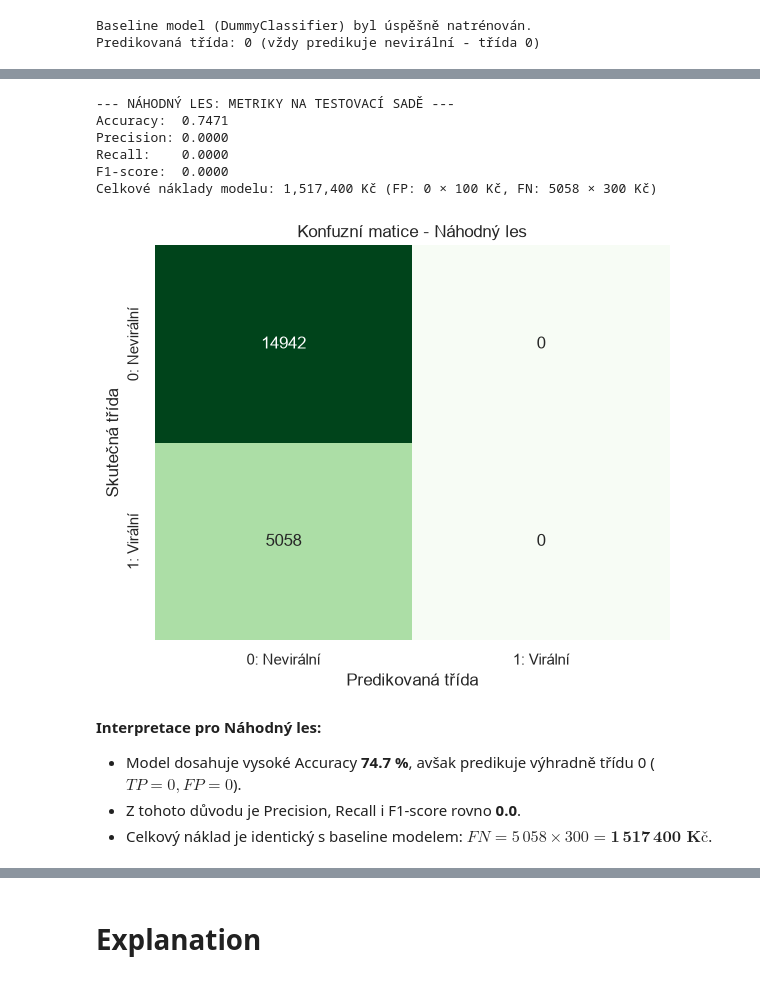
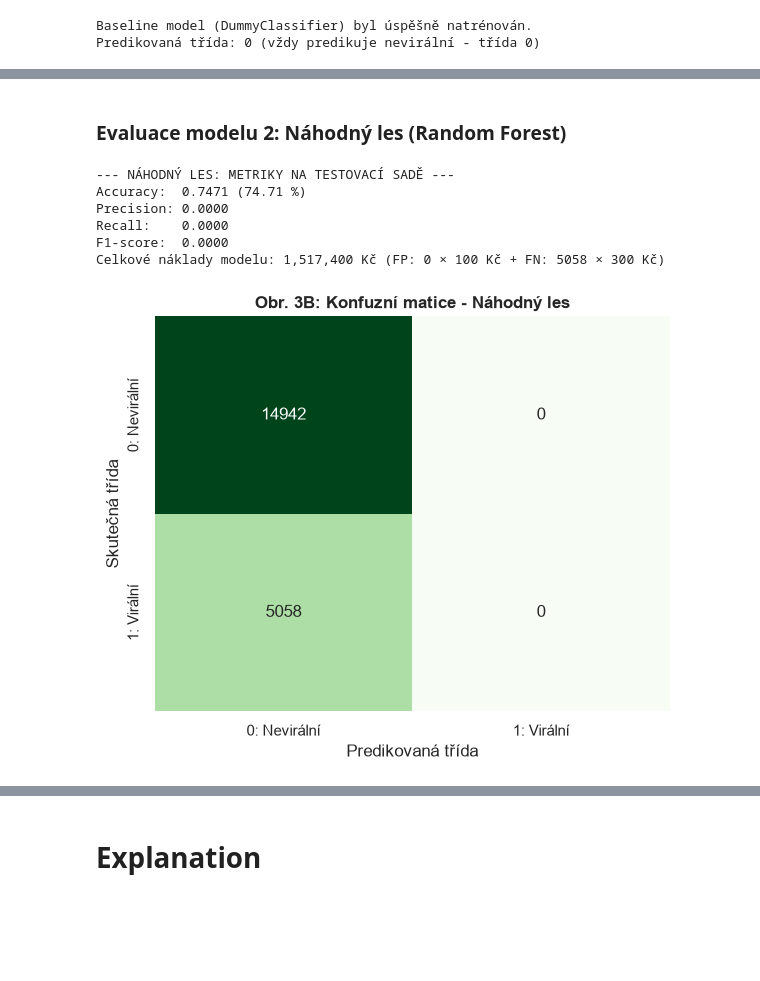
Before and after one commit to wclementi/ZIZ_Seminarka, a Jupyter notebook: template-coursework-classification.ipynb, the cells around one changed output, grey strips where cells are left out. Drawn from its saved outputs; the diff is of its cells as text; code cells hidden in the pictures; blank space fills up the shorter version.

```diff
--- a/template-coursework-classification.ipynb
+++ b/template-coursework-classification.ipynb
@@ -3,14 +6,22 @@
 # %%
-# Import of libraries
+# Import potřebných knihoven pro analýzu, modelování a vizualizaci
 import pandas as pd
 import numpy as np
 import matplotlib.pyplot as plt
 import seaborn as sns
 from IPython.display import display
-from sklearn.model_selection import train_test_split
+
+# Modely a preprocessing ze scikit-learn
+from sklearn.model_selection import train_test_split, GridSearchCV
 from sklearn.preprocessing import StandardScaler
+from sklearn.tree import DecisionTreeClassifier
+from sklearn.ensemble import RandomForestClassifier
+from sklearn.dummy import DummyClassifier
+from sklearn.metrics import accuracy_score, precision_score, recall_score, f1_score, confusion_matrix
 
-# Nastavení stylu a rozměrů grafů
+# Jednotné nastavení stylu grafů pro celý notebook
 plt.rcParams['figure.figsize'] = (10, 5)
 plt.rcParams['font.size'] = 11
+plt.rcParams['axes.titlesize'] = 13
+plt.rcParams['axes.titleweight'] = 'bold'
 sns.set_theme(style="whitegrid")
@@ -512,42 +533,39 @@ Celkové náklady modelu: 1,512,700 Kč (FP: 154 × 100 Kč, FN: 4991 × 300 Kč
+# %% [markdown]
+### Evaluace modelu 2: Náhodný les (Random Forest)
 # %%
 # Evaluace: Náhodný les (Random Forest)
 y_pred_rf = best_rf.predict(X_test)
 
 acc_rf = accuracy_score(y_test, y_pred_rf)
 prec_rf = precision_score(y_test, y_pred_rf, zero_division=0)
 rec_rf = recall_score(y_test, y_pred_rf, zero_division=0)
 f1_rf = f1_score(y_test, y_pred_rf, zero_division=0)
 
 cm_rf = confusion_matrix(y_test, y_pred_rf)
 tn_rf, fp_rf, fn_rf, tp_rf = cm_rf.ravel()
 cost_rf = fp_rf * 100 + fn_rf * 300
 
 print("--- NÁHODNÝ LES: METRIKY NA TESTOVACÍ SADĚ ---")
-print(f"Accuracy:  {acc_rf:.4f}")
+print(f"Accuracy:  {acc_rf:.4f} ({acc_rf*100:.2f} %)")
 print(f"Precision: {prec_rf:.4f}")
 print(f"Recall:    {rec_rf:.4f}")
 print(f"F1-score:  {f1_rf:.4f}")
-print(f"Celkové náklady modelu: {cost_rf:,} Kč (FP: {fp_rf} × 100 Kč, FN: {fn_rf} × 300 Kč)")
+print(f"Celkové náklady modelu: {cost_rf:,} Kč (FP: {fp_rf} × 100 Kč + FN: {fn_rf} × 300 Kč)")
 
 fig, ax = plt.subplots(figsize=(6, 5))
 sns.heatmap(cm_rf, annot=True, fmt='d', cmap='Greens', cbar=False, ax=ax,
             xticklabels=['0: Nevirální', '1: Virální'],
             yticklabels=['0: Nevirální', '1: Virální'])
-ax.set_title('Konfuzní matice - Náhodný les')
+ax.set_title('Obr. 3B: Konfuzní matice - Náhodný les')
 ax.set_xlabel('Predikovaná třída')
 ax.set_ylabel('Skutečná třída')
 plt.tight_layout()
 plt.show()
 # %% [output]
 --- NÁHODNÝ LES: METRIKY NA TESTOVACÍ SADĚ ---
-Accuracy:  0.7471
+Accuracy:  0.7471 (74.71 %)
 Precision: 0.0000
 Recall:    0.0000
 F1-score:  0.0000
-Celkové náklady modelu: 1,517,400 Kč (FP: 0 × 100 Kč, FN: 5058 × 300 Kč)
+Celkové náklady modelu: 1,517,400 Kč (FP: 0 × 100 Kč + FN: 5058 × 300 Kč)
-[figure, old version]
+[figure, new version]
-# %% [markdown]
-**Interpretace pro Náhodný les:**
-* Model dosahuje vysoké Accuracy **74.7 %**, avšak predikuje výhradně třídu 0 ($TP = 0, FP = 0$).
-* Z tohoto důvodu je Precision, Recall i F1-score rovno **0.0**.
-* Celkový náklad je identický s baseline modelem: $FN = 5\,058 \times 300 = \mathbf{1\,517\,400\text{ Kč}}$.
```
Also changed, not shown: parts of 52 cells of this notebook.
